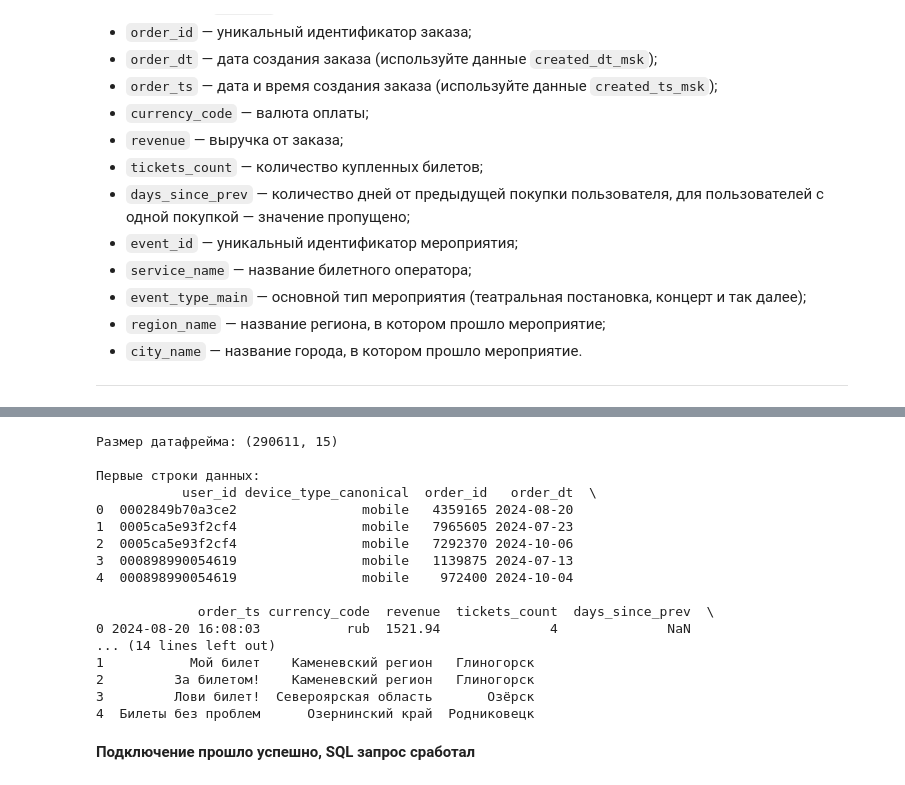
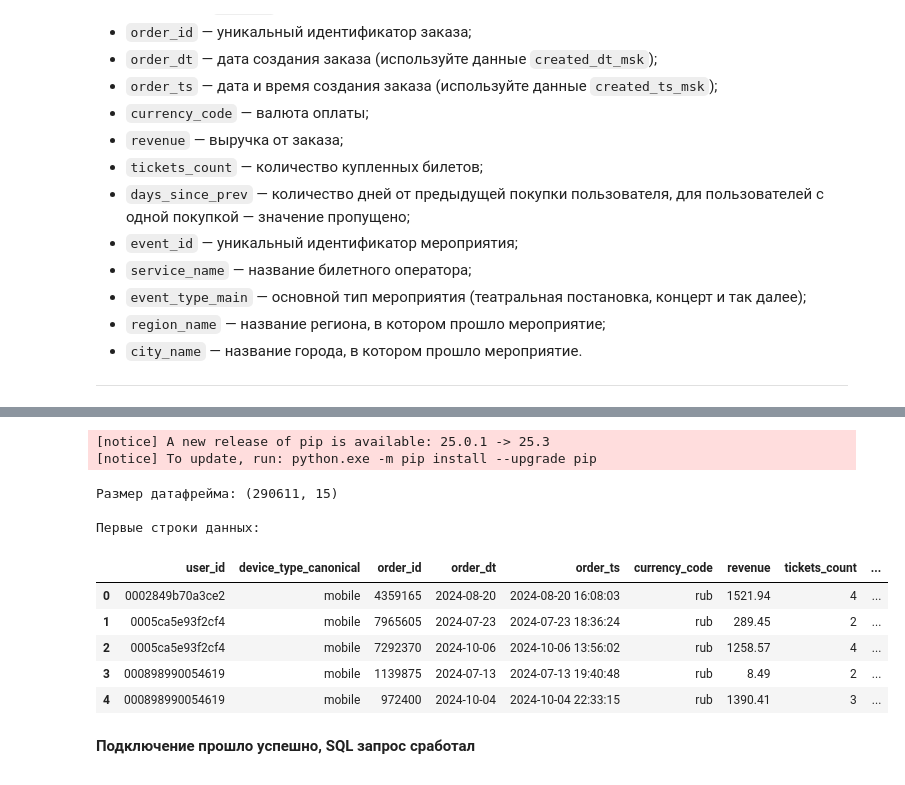
Before and after one commit to goskom030-git/yandex-afisha-analysis, a Jupyter notebook: b689e788-5b12-464d-9438-af0736e3047d.ipynb, the cells around one changed output, grey strips where cells are left out. Saved outputs shown, nothing was run; the diff lists cells and outputs as text; code cells hidden in the pictures.

```diff
--- a/b689e788-5b12-464d-9438-af0736e3047d.ipynb
+++ b/b689e788-5b12-464d-9438-af0736e3047d.ipynb
@@ -55,11 +78,12 @@ Requirement already satisfied: six>=1.5 in /opt/conda/lib/python3.9/site-package
 # %%
-
+import sys
+!{sys.executable} -m pip install sqlalchemy psycopg2-binary pandas -q
 import pandas as pd
 from sqlalchemy import create_engine
 
 import matplotlib.pyplot as plt
 import seaborn as sns
-
+from IPython.display import display, HTML, Markdown, Image
 # Загружаем библиотеку для расчёта коэффициента корреляции phi_k
 try:
     from phik import phik_matrix
@@ -67,28 +91,31 @@ except ImportError:
     !pip install phik
     from phik import phik_matrix
 
-# 3. Конфигурация подключения к базе данных
-db_config = {
-    'user': 'praktikum_student',          # имя пользователя
-    'pwd': 'Sdf4$2;d-d30pp',              # пароль
-    'host': 'rc1b-wcoijxj3yxfsf3fs.mdb.yandexcloud.net',
-    'port': 6432,                         # порт подключения
-    'db': 'data-analyst-afisha'           # название базы данных
-}
+import os
+from dotenv import load_dotenv
 
-# 4. Формирование строки подключения
+# Загружаем переменные из .env
+load_dotenv()
+
+# Проверяем, что все переменные загружены
+required_vars = ['DB_USER', 'DB_PASSWORD', 'DB_HOST', 'DB_PORT', 'DB_NAME']
+for var in required_vars:
+    if not os.getenv(var):
+        raise ValueError(f"Переменная {var} не найдена в .env файле")
+
+# Формирование строки подключения из переменных окружения
 connection_string = 'postgresql://{}:{}@{}:{}/{}'.format(
-    db_config['user'],
-    db_config['pwd'],
-    db_config['host'],
-    db_config['port'],
-    db_config['db']
+    os.getenv('DB_USER'),
+    os.getenv('DB_PASSWORD'),
+    os.getenv('DB_HOST'),
+    os.getenv('DB_PORT'),
+    os.getenv('DB_NAME')
 )
 
-# 5. Создание соединения с базой данных
+
 engine = create_engine(connection_string)
 
-# 6. Написание SQL-запроса
+
 query = '''
 -- Настройка параметра synchronize_seqscans важна для проверки
 WITH set_config_precode AS (
@@ -103,50 +130,44 @@ SELECT
   p.created_ts_msk AS order_ts,
   p.currency_code,
   p.revenue,
   p.tickets_count,
   CASE
     WHEN LAG(p.created_dt_msk) OVER (PARTITION BY p.user_id ORDER BY p.created_dt_msk) IS NULL THEN NULL
     ELSE EXTRACT(DAY FROM (p.created_dt_msk - LAG(p.created_dt_msk) OVER (PARTITION BY p.user_id ORDER BY p.created_dt_msk)))
   END AS days_since_prev,
   p.event_id,
   e.event_name_code AS event_name,
   e.event_type_main,
   p.service_name,
   r.region_name,
   c.city_name
 FROM afisha.purchases p
 LEFT JOIN afisha.events e ON p.event_id = e.event_id
 LEFT JOIN afisha.city c ON e.city_id = c.city_id
 LEFT JOIN afisha.regions r ON c.region_id = r.region_id
 WHERE p.device_type_canonical IN ('mobile', 'desktop')
   AND e.event_type_main != 'фильм'
 ORDER BY p.user_id
 '''
 
 # 7. Выполнение запроса и загрузка в DataFrame
 df = pd.read_sql_query(query, con=engine)
 
 # 8. Просмотр результата
 print(f'Размер датафрейма: {df.shape}')
 print('\nПервые строки данных:')
-print(df.head())
+display(df.head())
 # %% [output]
-Размер датафрейма: (290611, 15)
-
-Первые строки данных:
-           user_id device_type_canonical  order_id   order_dt  \
-0  0002849b70a3ce2                mobile   4359165 2024-08-20
-1  0005ca5e93f2cf4                mobile   7965605 2024-07-23
-2  0005ca5e93f2cf4                mobile   7292370 2024-10-06
-3  000898990054619                mobile   1139875 2024-07-13
-4  000898990054619                mobile    972400 2024-10-04
-
-             order_ts currency_code  revenue  tickets_count  days_since_prev  \
-0 2024-08-20 16:08:03           rub  1521.94              4              NaN
-... (14 lines left out)
-1           Мой билет    Каменевский регион   Глиногорск
-2         За билетом!    Каменевский регион   Глиногорск
-3         Лови билет!  Североярская область       Озёрск
-4  Билеты без проблем      Озернинский край  Родниковецк
+[notice] A new release of pip is available: 25.0.1 -> 25.3
+[notice] To update, run: python.exe -m pip install --upgrade pip
+Размер датафрейма: (290611, 15)
+
+Первые строки данных:
+|  | user_id | device_type_canonical | order_id | order_dt | order_ts | currency_code | revenue | tickets_count | ... |
+| 0 | 0002849b70a3ce2 | mobile | 4359165 | 2024-08-20 | 2024-08-20 16:08:03 | rub | 1521.94 | 4 | ... |
+| 1 | 0005ca5e93f2cf4 | mobile | 7965605 | 2024-07-23 | 2024-07-23 18:36:24 | rub | 289.45 | 2 | ... |
+| 2 | 0005ca5e93f2cf4 | mobile | 7292370 | 2024-10-06 | 2024-10-06 13:56:02 | rub | 1258.57 | 4 | ... |
+| 3 | 000898990054619 | mobile | 1139875 | 2024-07-13 | 2024-07-13 19:40:48 | rub | 8.49 | 2 | ... |
+| 4 | 000898990054619 | mobile | 972400 | 2024-10-04 | 2024-10-04 22:33:15 | rub | 1390.41 | 3 | ... |
 # %% [markdown]
 **Подключение прошло успешно, SQL запрос сработал**
```
Also changed, not shown: parts of 30 cells of this notebook, 1 other file.
